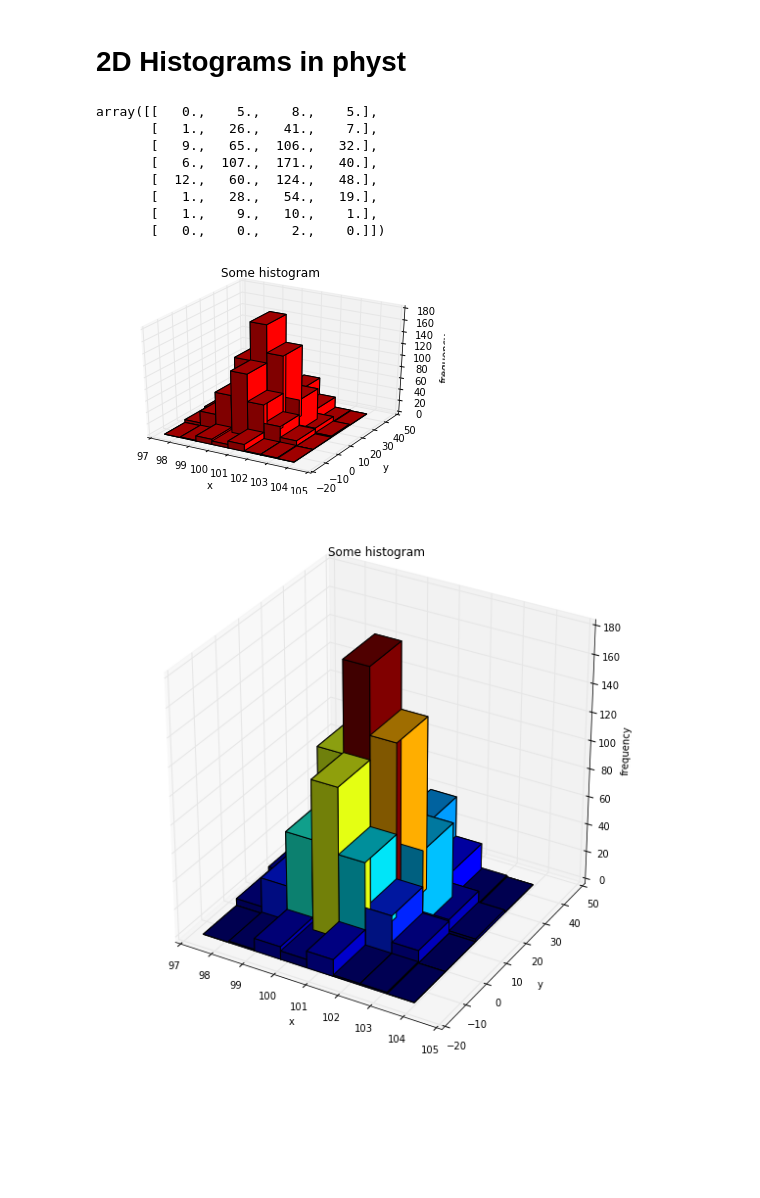
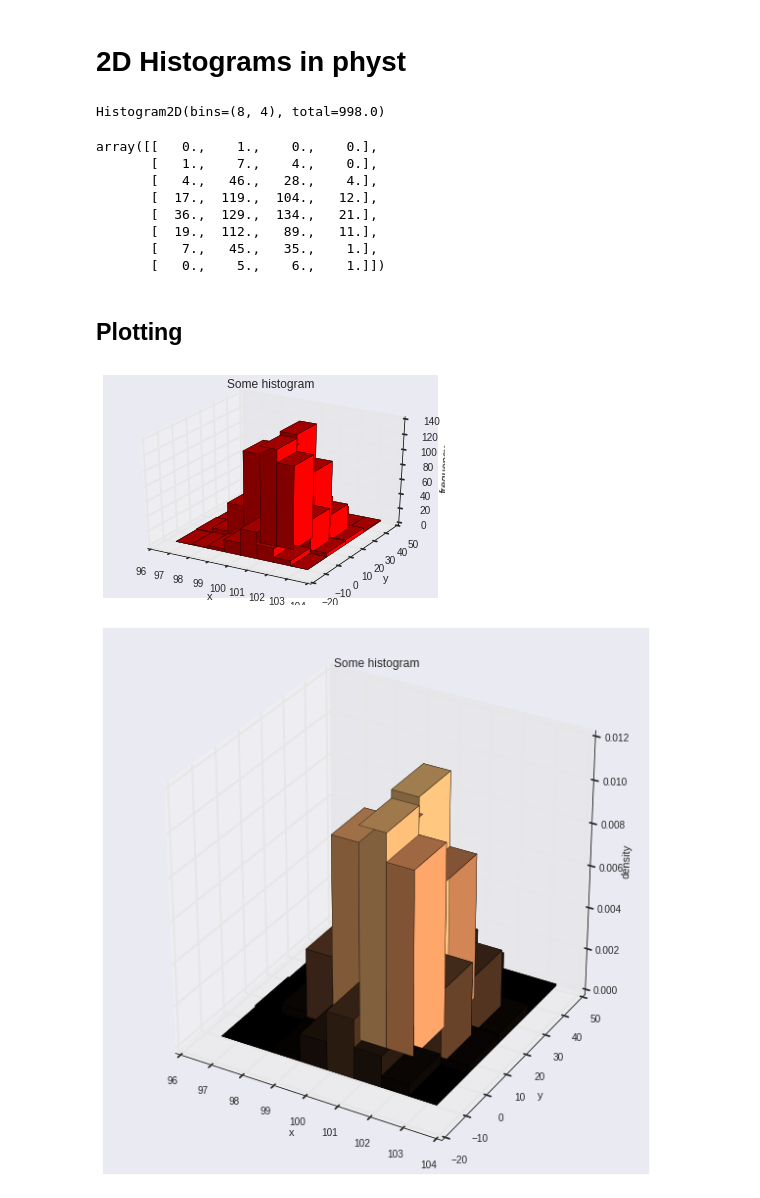
Before and after one commit to janpipek/physt, a Jupyter notebook: doc/2D Histograms.ipynb, the cells around one changed output. Saved outputs shown, nothing was run; the diff lists cells and outputs as text; code cells hidden in the pictures; blank space fills up the shorter version.

Commit message:
A few fixes for histogram2

```diff
--- a/doc/2D Histograms.ipynb
+++ b/doc/2D Histograms.ipynb
@@ -9,27 +11,35 @@ import matplotlib.pyplot as plt
 # %%
-data = [np.random.normal(100, 1, 1000), np.random.normal(10, 10, 1000)]
+x = np.random.normal(100, 1, 1000)
+y = np.random.normal(10, 10, 1000)
 # %%
-h2 = histogram2d(data[0], data[1], [8, 4], name="Some histogram", axis_names=["x", "y"])
+h2 = histogram2d(x, y, [8, 4], name="Some histogram", axis_names=["x", "y"])
+h2
+# %% [output]
+Histogram2D(bins=(8, 4), total=998.0)
 # %%
 h2.frequencies
 # %% [output]
-array([[   0.,    5.,    8.,    5.],
-       [   1.,   26.,   41.,    7.],
-       [   9.,   65.,  106.,   32.],
-       [   6.,  107.,  171.,   40.],
-       [  12.,   60.,  124.,   48.],
-       [   1.,   28.,   54.,   19.],
-       [   1.,    9.,   10.,    1.],
-       [   0.,    0.,    2.,    0.]])
+array([[   0.,    1.,    0.,    0.],
+       [   1.,    7.,    4.,    0.],
+       [   4.,   46.,   28.,    4.],
+       [  17.,  119.,  104.,   12.],
+       [  36.,  129.,  134.,   21.],
+       [  19.,  112.,   89.,   11.],
+       [   7.,   45.,   35.,    1.],
+       [   0.,    5.,    6.,    1.]])
+# %% [markdown]
+## Plotting
 # %%
 %matplotlib inline
 ax = h2.plot(color="r")
 # %% [output]
-[figure, old version]
+[figure, new version]
 # %%
 %matplotlib inline
+import matplotlib.cm as cm
+
 fig = plt.figure(figsize=(10, 10))
 ax = fig.add_subplot(111, projection='3d')
-ax = h2.plot(ax=ax)
+ax = h2.plot(ax=ax, cmap=cm.copper, density=True)
 # %% [output]
-[figure, old version]
+[figure, new version]
```
Also changed, not shown: parts of 20 cells of this notebook, 4 other files.
